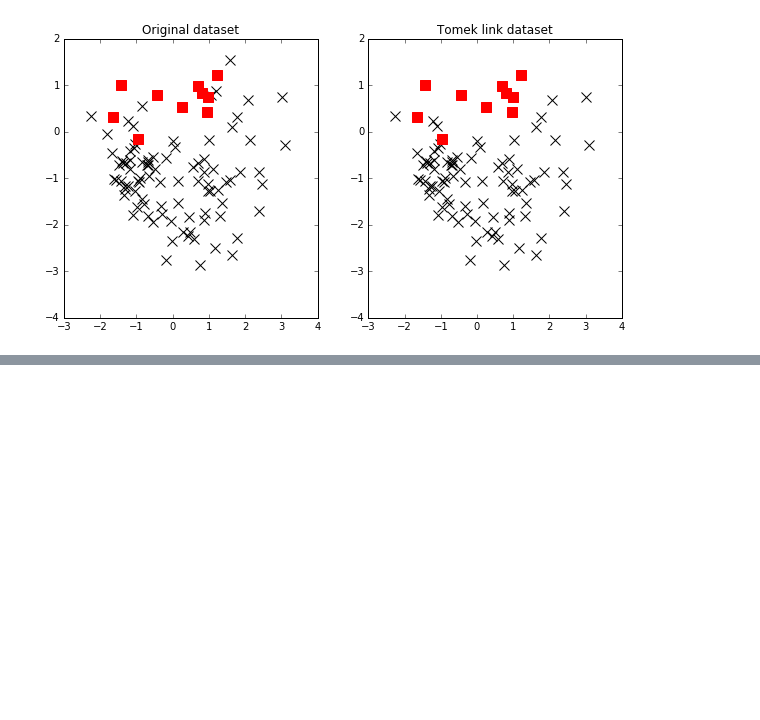
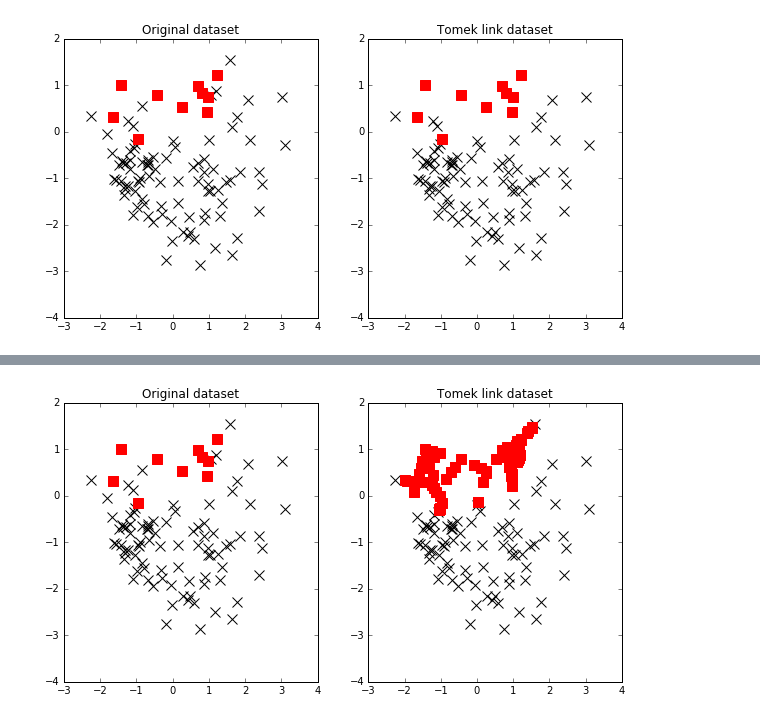
Before and after one commit to timgasser/acm_imbalanced_learning, a Jupyter notebook: acm_imbalance_sampling.ipynb, the cells around one changed output, grey strips where cells are left out. Saved outputs shown, nothing was run; the diff lists cells and outputs as text; code cells hidden in the pictures; blank space fills up the shorter version.

```diff
--- a/acm_imbalance_sampling.ipynb
+++ b/acm_imbalance_sampling.ipynb
@@ -156,0 +161,10 @@ comp_scatter(X, y, 'Original dataset',
+# %%
+X_smote, y_smote = SMOTEoversample(X, y)
+
+for i in range(10):
+    X_smote_tomek, y_smote_tomek = TomekUndersample(X_smote, y_smote)
+
+comp_scatter(X, y, 'Original dataset',
+             X_smote_tomek, y_smote_tomek, 'Tomek link dataset')
+# %% [output]
+[figure, added]
```
Also changed, not shown: parts of 3 cells of this notebook, 1 other file.
